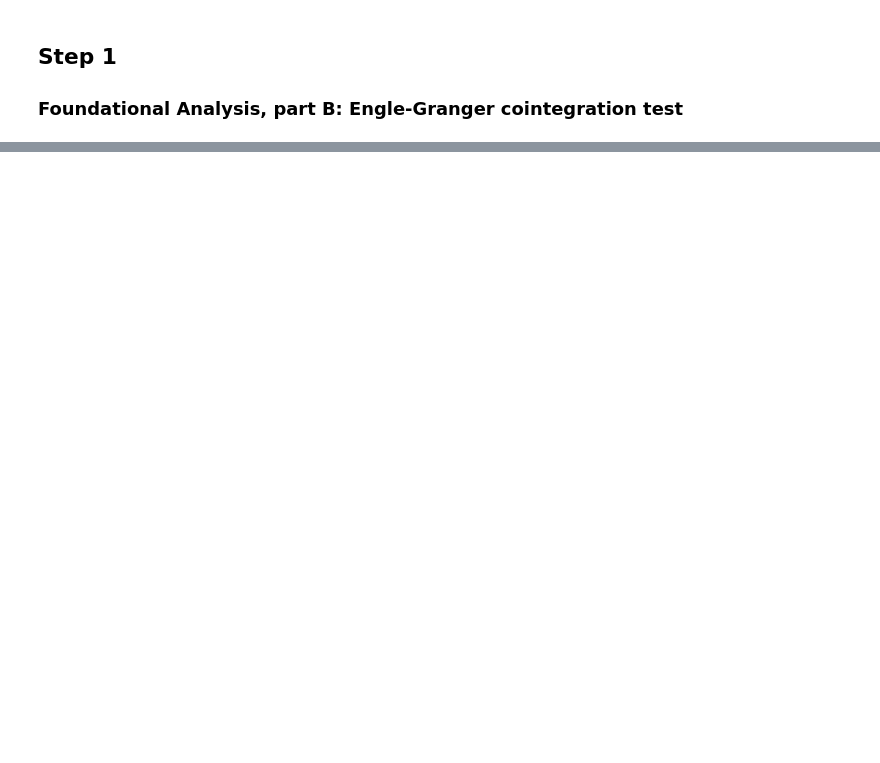
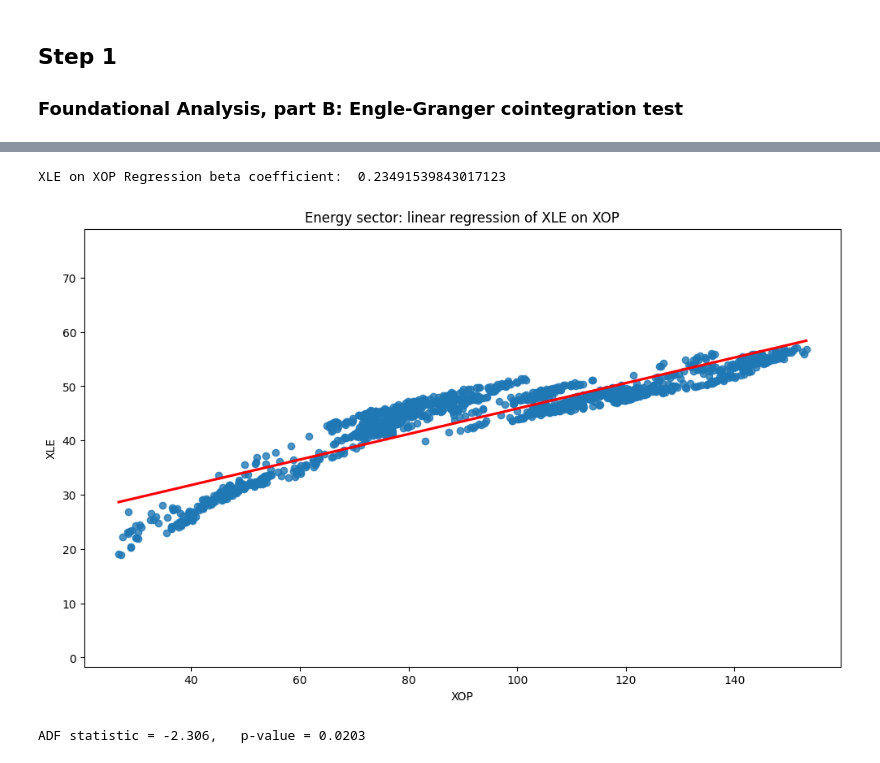
Before and after one commit to George-Creekbed/capstone_review, a Jupyter notebook: step1b.ipynb, the cells around one changed output, grey strips where cells are left out. Saved outputs shown, nothing was run; the diff lists cells and outputs as text; code cells hidden in the pictures; blank space fills up the shorter version.

```diff
--- a/step1b.ipynb
+++ b/step1b.ipynb
@@ -47,0 +82,26 @@ rets
+# %%
+# OLS regression and spread
+y = prices["XLE"]
+X = sm.add_constant(prices["XOP"])
+model_energy = sm.OLS(y, X).fit()
+alpha_energy, beta_energy = model_energy.params
+spread_energy = y - (alpha_energy + beta_energy * prices["XOP"])
+spread_energy.name = "Spread"
+print("XLE on XOP Regression beta coefficient: ", beta_energy)
+# %% [output]
+XLE on XOP Regression beta coefficient:  0.23491539843017123
+# %%
+min_XOP = prices["XOP"].min()
+max_XOP = prices["XOP"].max()
+regr_plot_energy = sns.regplot(x='XOP', y='XLE', data=prices[["XLE", "XOP"]], x_ci="ci", marker="o", scatter=True, line_kws=dict(color="r"), ci=None)
+regr_plot_energy.axis('equal')
+regr_plot_energy.set_title("Energy sector: linear regression of XLE on XOP")
+plt.show()
+# %% [output]
+[figure, added]
+# %%
+# ADF test
+adf_stat, pvalue, *_ = adfuller(spread_energy, regression='n') # no constant or trend term in test's regression
+print(f"ADF statistic = {adf_stat:.3f},   p-value = {pvalue:.4f}")
+# %% [output]
+ADF statistic = -2.306,   p-value = 0.0203
```
Also changed, not shown: parts of 38 cells of this notebook.
